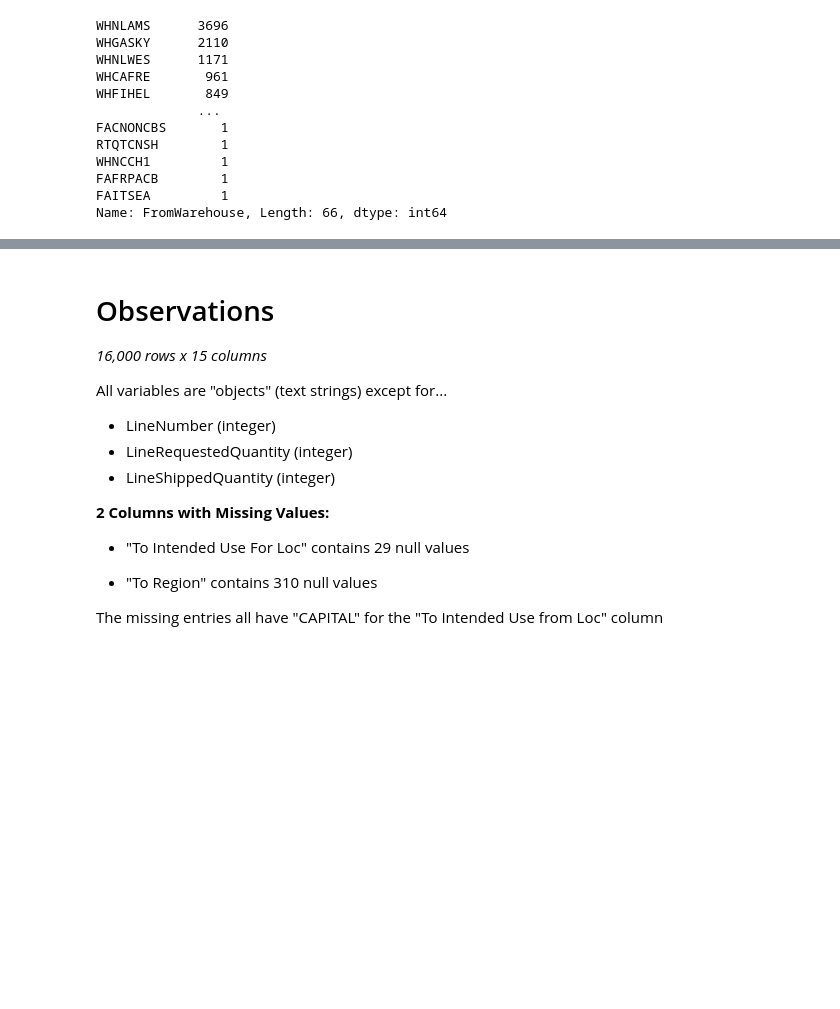
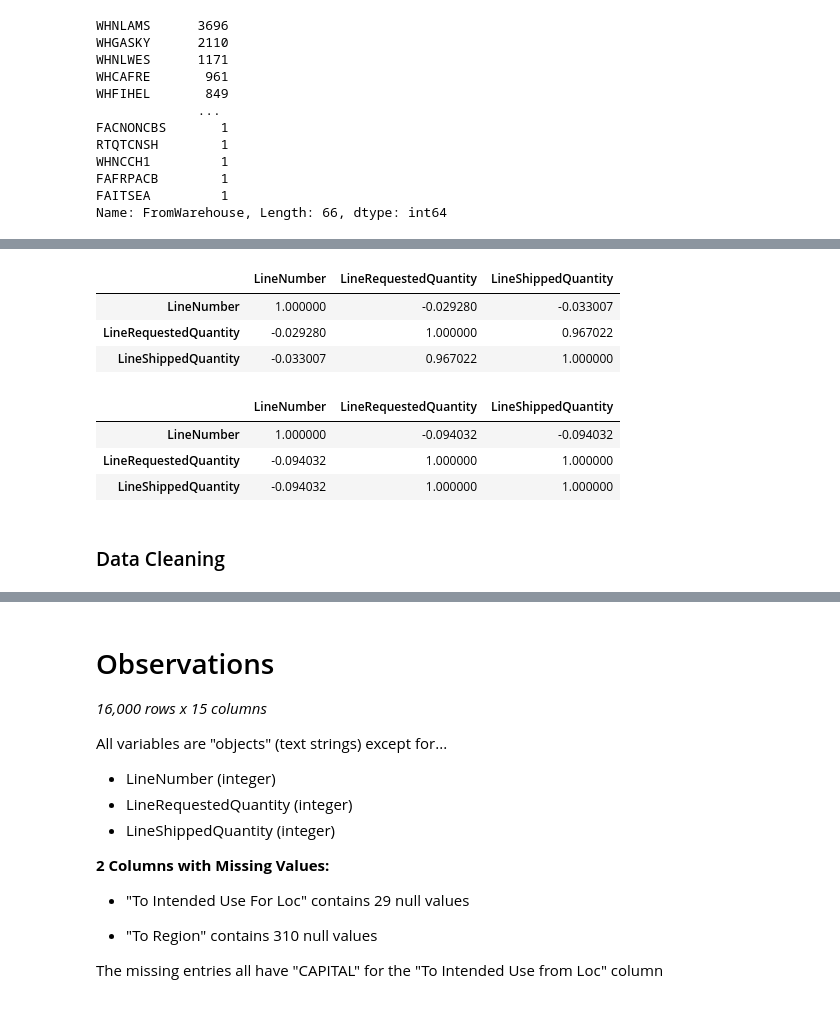
Before and after one commit to angelmarievo/mysterydata, a Jupyter notebook: Angel_Vo_Analytics_Manager_Code.ipynb, the cells around one changed output, grey strips where cells are left out. Cells and saved outputs as stored; diff of their text form; code cells hidden in the pictures; blank space fills up the shorter version.

```diff
--- a/Angel_Vo_Analytics_Manager_Code.ipynb
+++ b/Angel_Vo_Analytics_Manager_Code.ipynb
@@ -268,0 +287,18 @@ Name: FromWarehouse, Length: 66, dtype: int64
+# %%
+# Display pairwise columns that are correlated
+dataframe.corr()
+# %% [output]
+|  | LineNumber | LineRequestedQuantity | LineShippedQuantity |
+| LineNumber | 1.000000 | -0.029280 | -0.033007 |
+| LineRequestedQuantity | -0.029280 | 1.000000 | 0.967022 |
+| LineShippedQuantity | -0.033007 | 0.967022 | 1.000000 |
+# %%
+# Check for a pattern in missing data (pairwise correlation)
+null_data.corr()
+# %% [output]
+|  | LineNumber | LineRequestedQuantity | LineShippedQuantity |
+| LineNumber | 1.000000 | -0.094032 | -0.094032 |
+| LineRequestedQuantity | -0.094032 | 1.000000 | 1.000000 |
+| LineShippedQuantity | -0.094032 | 1.000000 | 1.000000 |
+# %% [markdown]
+### Data Cleaning
```
Also changed, not shown: parts of 4 cells of this notebook.
